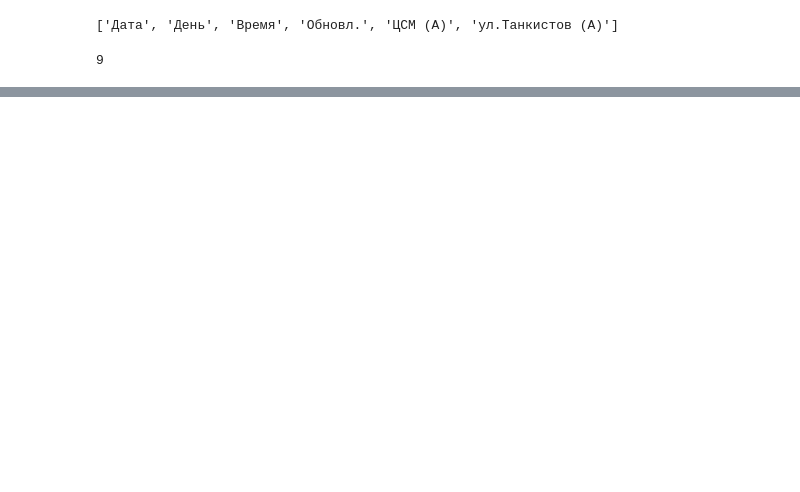
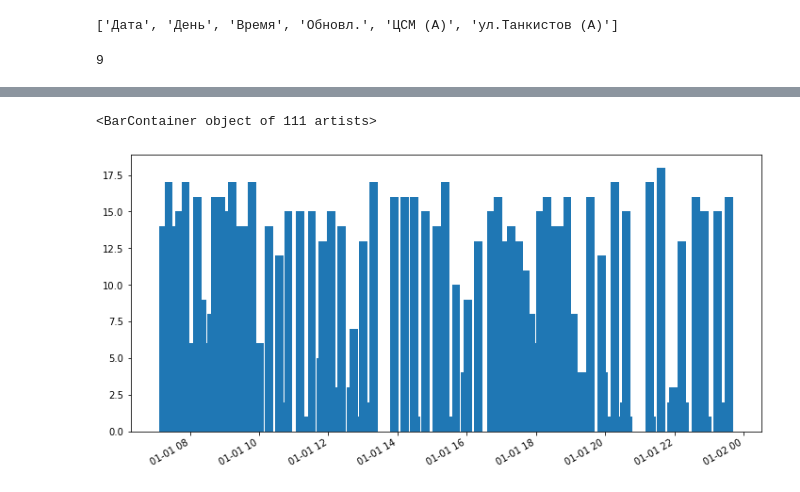
Before and after one commit to den1s0v/vlg_bus, a Jupyter notebook: saved/Bus_analyser.ipynb, the cells around one changed output, grey strips where cells are left out. Cells and saved outputs as stored; diff of their text form; code cells hidden in the pictures; blank space fills up the shorter version.

```diff
--- a/saved/Bus_analyser.ipynb
+++ b/saved/Bus_analyser.ipynb
@@ -146,0 +166,9 @@ arrival_times[-20:]
+# %%
+BeginOfTime = datetime.datetime(1900, 1, 1, 6, 0)
+
+def time2int(t) -> "minutes":
+    return (t - BeginOfTime).seconds // 60
+def int2time(minutes):
+    return BeginOfTime + datetime.timedelta(minutes=minutes)
+
+times_as_int = [time2int(t) for t in times]
@@ -146,0 +231,8 @@ arrival_times[-20:]
+# %%
+сlusters = cs.сlusters.copy()
+сlusters.sort(key=lambda cl:cl.get_middle())
+clusterized = [int2time(cl.get_middle()) for cl in сlusters]
+counts = [len(cl.items) for cl in сlusters]
+for cl in сlusters:
+    L = len(cl.items)
+    print(f"{int2time(cl.get_middle())}  {('='*L + str(L)).ljust(33)} ±{str(cl.get_range()/2).replace('.0','')}")
@@ -146,0 +257,10 @@ arrival_times[-20:]
+# %%
+plt.figure(figsize=(12, 6))
+axes = plt.gca()
+# axes.set_xlim([datetime.datetime(1900, 1, 1, 6, 0), datetime.datetime(1900, 1, 2, 1, 0)])
+plt.gcf().autofmt_xdate()  # поворот подписей
+
+plt.bar(clusterized, counts, width=0.01, )
+# %% [output]
+<BarContainer object of 111 artists>
+[figure, added]
```
Also changed, not shown: parts of 26 cells of this notebook.
